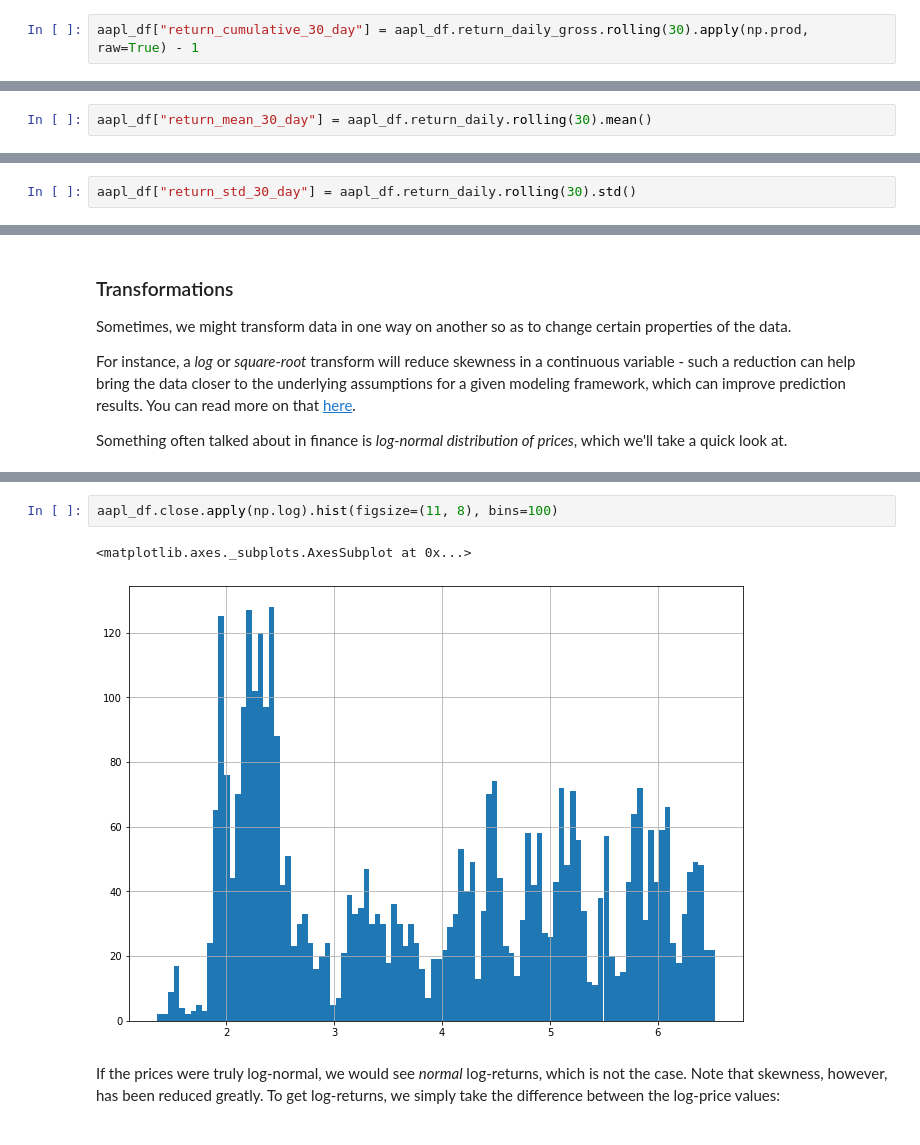
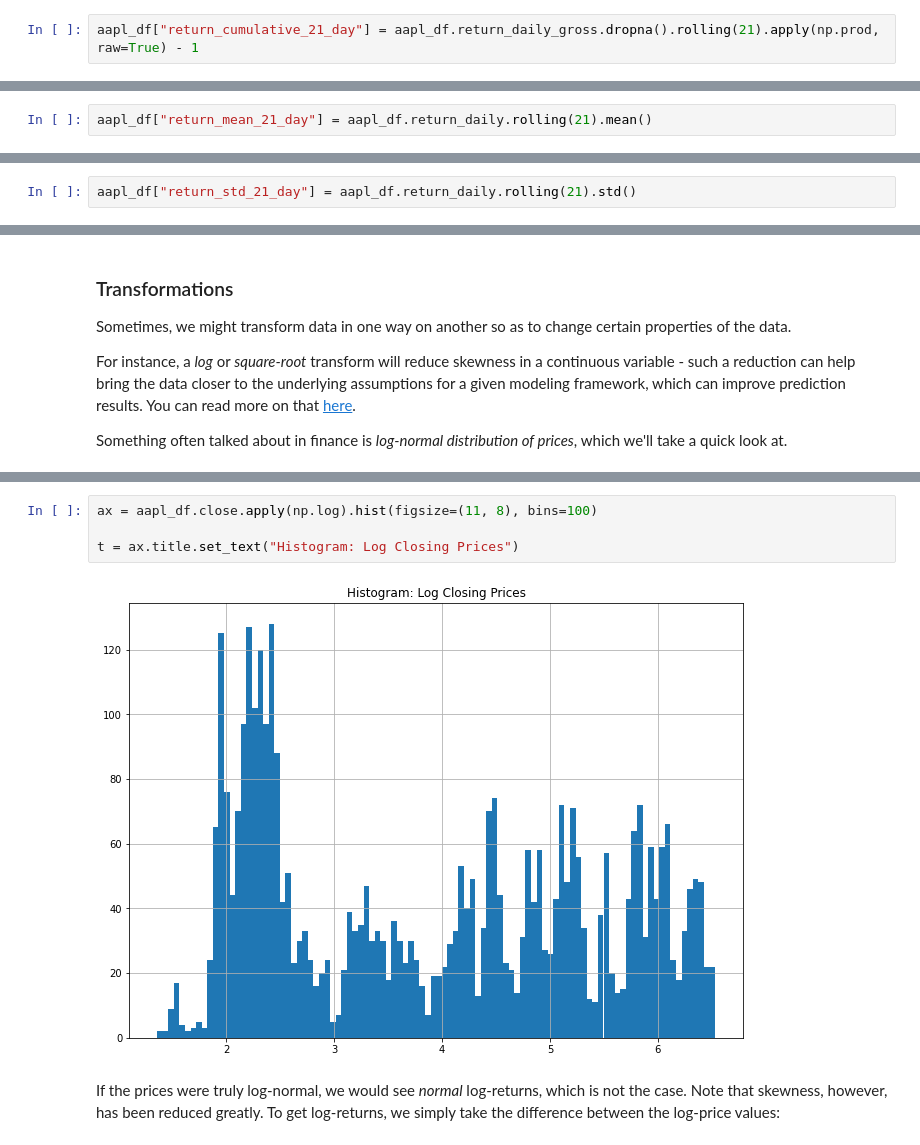
Before and after one commit to lermana/python_fundamentals, a Jupyter notebook: time_series/time_series_forecasting.ipynb, the cells around one changed output, grey strips where cells are left out. Cells and saved outputs as stored; diff of their text form.

```diff
--- a/time_series/time_series_forecasting.ipynb
+++ b/time_series/time_series_forecasting.ipynb
@@ -183,2 +187,2 @@ aapl_monthly = aapl_monthly.to_frame()
 # %%
-aapl_df["return_cumulative_30_day"] = aapl_df.return_daily_gross.rolling(30).apply(np.prod, raw=True) - 1
+aapl_df["return_cumulative_21_day"] = aapl_df.return_daily_gross.dropna().rolling(21).apply(np.prod, raw=True) - 1
@@ -195,2 +198,2 @@ aapl_df.return_cumulative_30_day.plot(figsize=(11, 8))
 # %%
-aapl_df["return_mean_30_day"] = aapl_df.return_daily.rolling(30).mean()
+aapl_df["return_mean_21_day"] = aapl_df.return_daily.rolling(21).mean()
@@ -204,2 +209,2 @@ aapl_df.return_mean_30_day.plot(figsize=(11, 8))
 # %%
-aapl_df["return_std_30_day"] = aapl_df.return_daily.rolling(30).std()
+aapl_df["return_std_21_day"] = aapl_df.return_daily.rolling(21).std()
@@ -323,9 +332,10 @@ aapl_df.close.hist(figsize=(11, 8), bins=100)
 [figure]
 # %%
-aapl_df.close.apply(np.log).hist(figsize=(11, 8), bins=100)
+ax = aapl_df.close.apply(np.log).hist(figsize=(11, 8), bins=100)
+
+t = ax.title.set_text("Histogram: Log Closing Prices")
 # %% [output]
-<matplotlib.axes._subplots.AxesSubplot at 0x...>
-[figure, old version]
+[figure, new version]
 # %% [markdown]
 If the prices were truly log-normal, we would see _normal_ log-returns, which is not the case. Note that skewness, however, has been reduced greatly. To get log-returns, we simply take the difference between the log-price values:
 # %%
```
Also changed, not shown: parts of 97 cells of this notebook.
